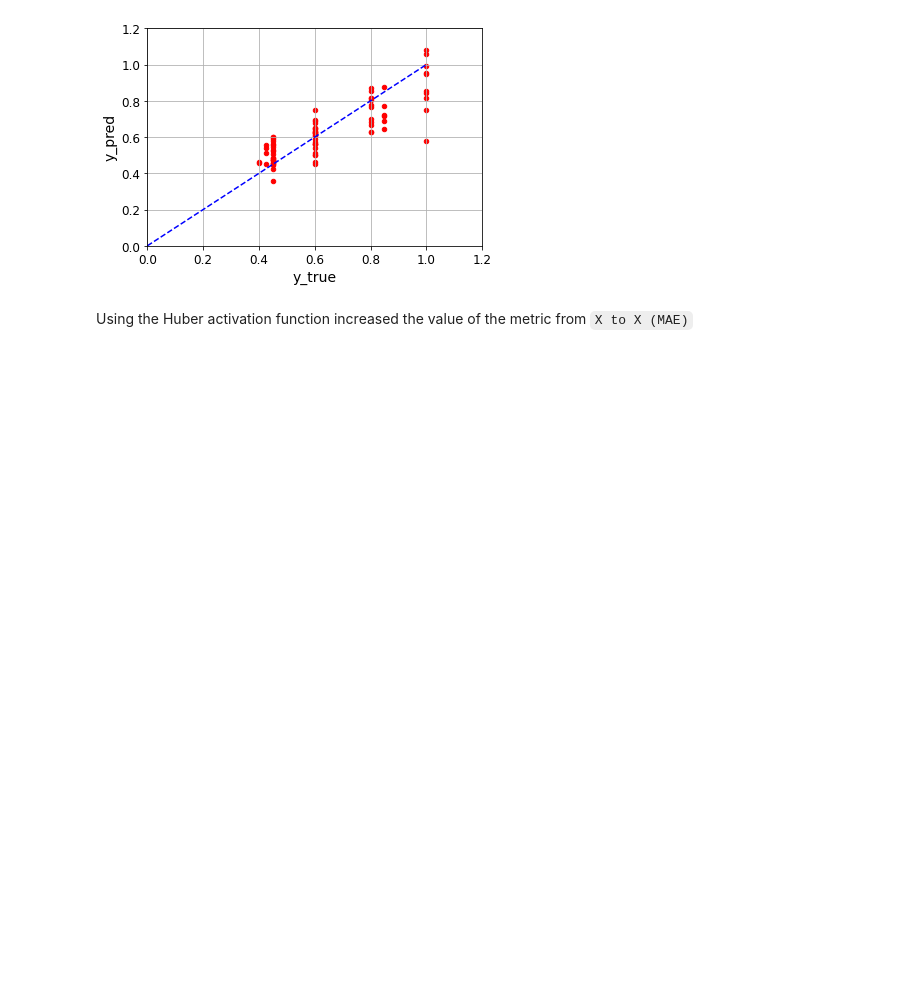
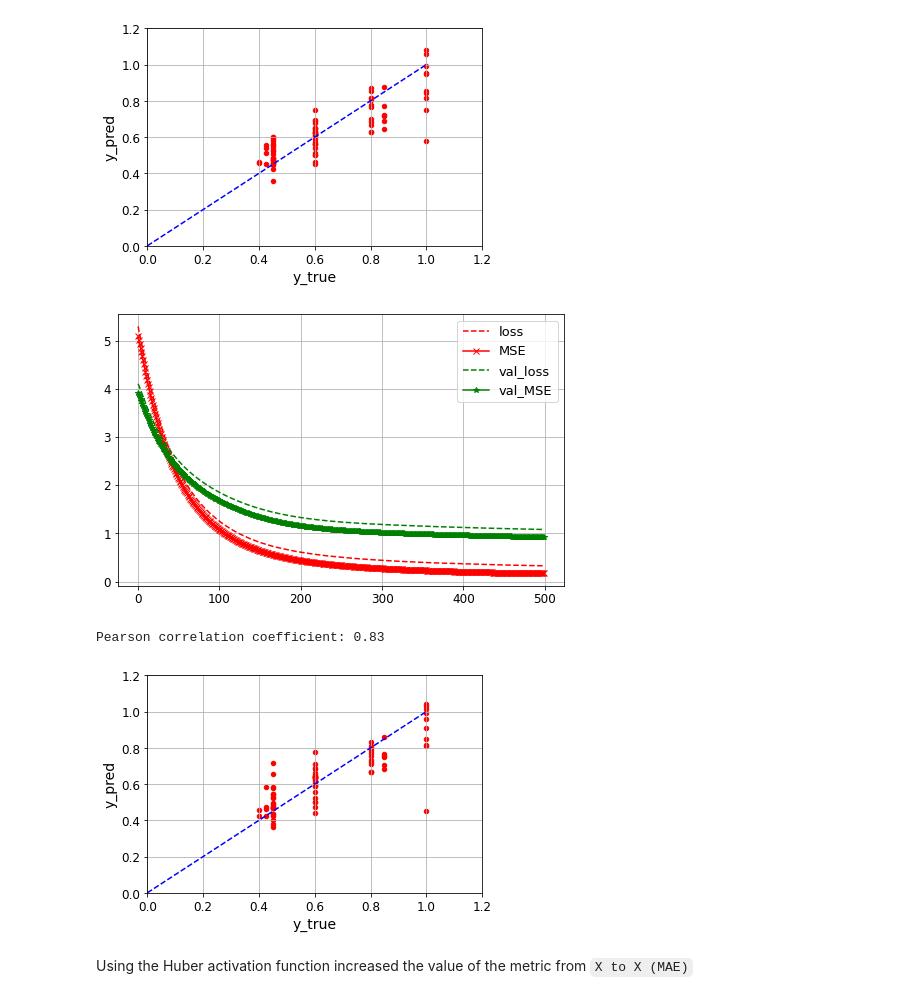
Before and after one commit to d-jus/tf_pipeline, a Jupyter notebook: SSN CRF - p & CRF - m.ipynb, the cells around one changed output. Saved outputs shown, nothing was run; the diff lists cells and outputs as text; code cells hidden in the pictures; blank space fills up the shorter version.

Commit message:
adds elu, l2 and Nadam

```diff
--- a/SSN CRF - p & CRF - m.ipynb
+++ b/SSN CRF - p & CRF - m.ipynb
@@ -488,3 +488,21 @@ Total params: 99
 Trainable params: 99
 Non-trainable params: 0
 _________________________________________________________________
+# %%
+"""Inicjalizacja: He
+Funkcja aktywacji: ELU
+Normalizacja: brak w płytkiej
+Regularyzacja: wczesne zatrzymanie; l2
+Optymalizator: RMSPromp; Nadam
+Harmonogram uczenia: 1 cykle
+
+    keras.layers.Dense(4, activation = "elu", kernel_nitializer="he_normal")"""
+tf.keras.backend.clear_session()
+del model1
+model1 = keras.models.Sequential()
+model1.add(keras.layers.Dense(8, activation = 'elu', input_shape = (12,), kernel_regularizer='l2', kernel_initializer = "he_normal"))
+model1.add(keras.layers.Dense(1, kernel_regularizer='l2', kernel_initializer = "he_normal"))
+model1.summary()
+model1.compile(loss = 'mean_squared_error',
+             optimizer = 'Nadam',
+             metrics = ["MSE"])
@@ -573,3 +605,7 @@ Epoch 399/400
 2/2 [==============================] - 0s 53ms/step - loss: 0.2154 - MSE: 0.2154 - val_loss: 0.6208 - val_MSE: 0.6208
 Epoch 400/400
 2/2 [==============================] - 0s 59ms/step - loss: 0.2153 - MSE: 0.2153 - val_loss: 0.6205 - val_MSE: 0.6205
+# %%
+#StandardScaler + strated data + elu
+history1 = model1.fit(X_train_stra,  y_train_stra, epochs = 500,
+                    validation_data=(X_test_stra ,y_test_stra), shuffle = True, callbacks=[callbacks])
@@ -639,6 +693,14 @@ plot_sc_all(scaler, scaler_output, model, data_p, CRFp)
 # %% [output]
 Pearson correlation coefficient: 0.84
 [figure]
+# %%
+# for elu
+plot_hist(history1)
+plot_sc_all(scaler, scaler_output, model1, data_p, CRFp)
+# %% [output]
+[figure, added]
+Pearson correlation coefficient: 0.83
+[figure, added]
 # %%
 #1
 def build_model(hp):
```
Also changed, not shown: parts of 2 cells of this notebook.
